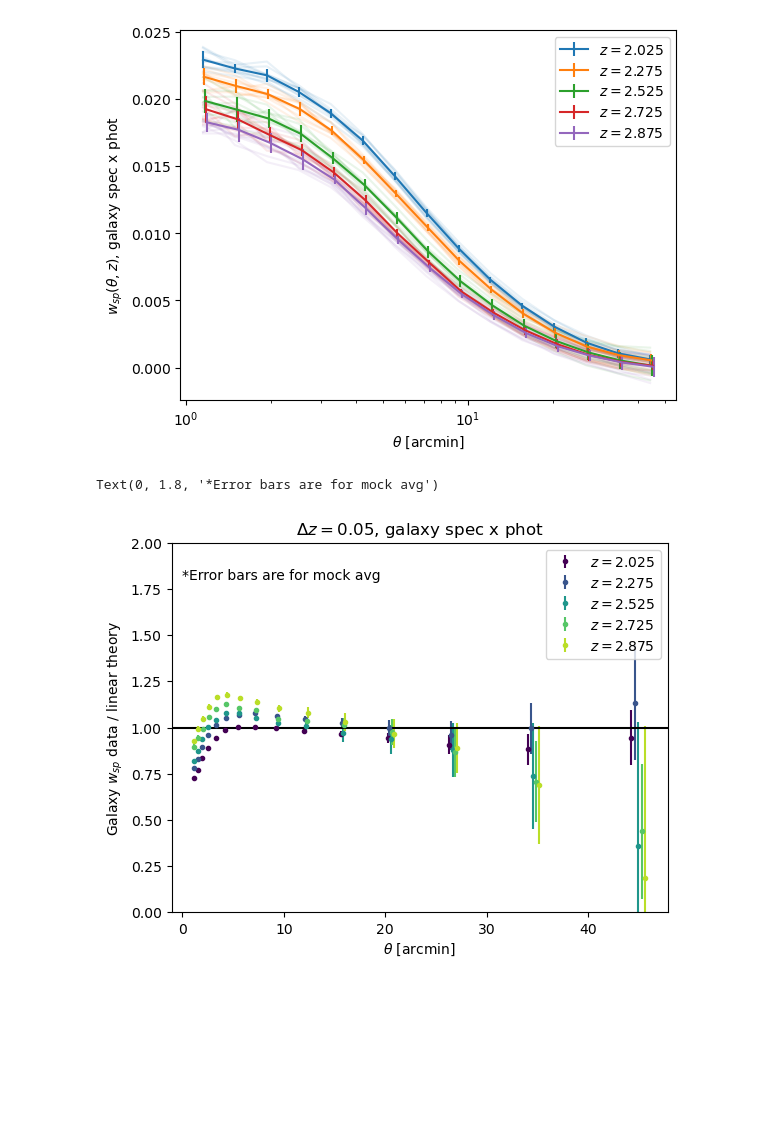
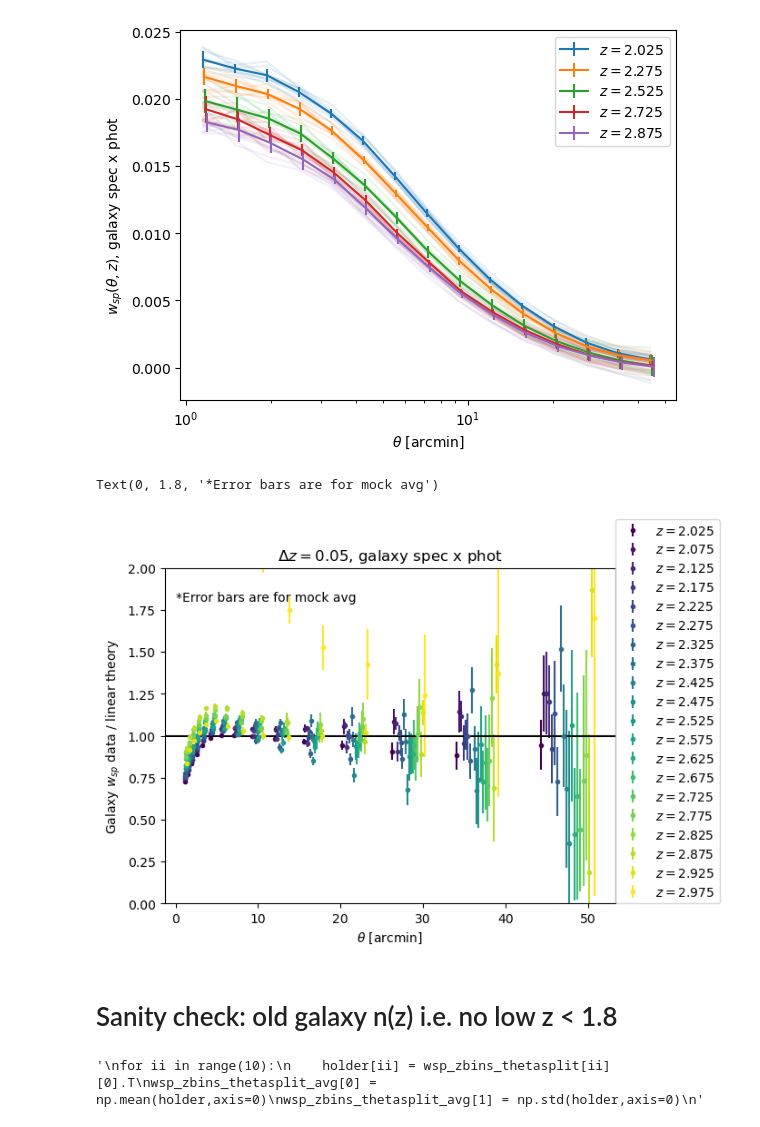
Before and after one commit to hangqianjun/lya_forest_clustering_z, a Jupyter notebook: notebooks/results-DESC_SRD.ipynb, the cells around one changed output. Drawn from its saved outputs; the diff is of its cells as text; code cells hidden in the pictures; blank space fills up the shorter version.

```diff
--- a/notebooks/results-DESC_SRD.ipynb
+++ b/notebooks/results-DESC_SRD.ipynb
@@ -697,0 +724,15 @@ Text(0.5, 1.0, '$\\Delta z = 0.05$, $\\beta(z) = 1.53$, $b(z) = -0.1352((1+z)/(1
+# %%
+# plot sepatae
+for kk, ind in enumerate(np.arange(Nbins-2)):
+    y = wss_thetasplit_avg[0][:,ind]
+    dy = wss_thetasplit_avg[1][:,ind]
+    plt.errorbar(theta_1_50_bincen + kk*0.03*dTheta_1_50, y, yerr=dy/np.sqrt(10), fmt='.', color=colors[ind],
+                label=f"$z={redshift_bincen[ind]}$")
+#plt.axhline(0.96**2,ls='--',label="$0.96^2$")
+#plt.axhline(1, color='k')
+plt.ylabel("$w_{ss}$ data")
+#plt.text(0,1.25,"10 mocks average, raw delta_F, SRD n(z)")
+plt.legend(loc=[1,0])
+plt.xlabel("$\\theta$ [arcmin]")
+#plt.title("$\\Delta z = 0.05$, $\\beta(z) = 1.53$, $b(z) = -0.1352((1+z)/(1+2.4))^{2.9}$")
+plt.yscale("log")
@@ -736,7 +779,8 @@ plt.ylim([0,2])
 (0.0, 2.0)
 [figure]
 # %%
-for kk, ind in enumerate(show_ind):
+#for kk, ind in enumerate(show_ind):
+for kk, ind in enumerate(np.arange(Nbins-1)):
     #plt.plot(Theta_10_30_bincen, , color=colors[useind[ii]])
     y = wsp_zbins_thetasplit_avg[0][:,ind]/Wspz_theta150_dz05_rsd_lin[:,kk]
     dy = abs(wsp_zbins_thetasplit_avg[1][:,ind]/Wspz_theta150_dz05_rsd_lin[:,kk])
@@ -747,7 +791,7 @@ plt.axhline(0.96,ls='--',label="0.96")
 plt.ylabel("$w_{sp}^I$ data / linear theory")
 #plt.ylim([0,0.005])
 #plt.xscale("log")
-plt.legend()
+plt.legend(loc=[1,0])
 plt.xlabel("$\\theta$ [arcmin]")
 plt.title("$\\Delta z = 0.05$, top-hat bins")
 # %% [output]
@@ -913,6 +958,7 @@ for ii in range(10):
 wgsp_thetasplit_avg[0] = np.mean(holder,axis=0)
 wgsp_thetasplit_avg[1] = np.std(holder,axis=0)
 # %%
+show_ind = [0, 5, 10, 14, 17]
 for ii, ind in enumerate(show_ind):
     label=f"$z = {redshift_bincen[ind]}$"
     plt.errorbar(theta_1_50_bincen + ii*0.03*dTheta_1_50, wgsp_thetasplit_avg[0][:,ind],
@@ -961,6 +1007,9 @@ def wnotLimber_rsd_theta_galcross_lin(zmean, Delta_z, nz_law, theta_arcmin, beta
     return quad(integrate_z1,zmin1,zmax1,epsrel=10**(-3),epsabs=10**(-5),limit=100)[0]
 # %%
 # work out theory fits to the measurements:
+Dz=0.05
+Ntheta=15
+
 nz_law = nz_gal_law
 beta_law = beta_law_gal
 bias_law = bias_law_gal
@@ -976,21 +1025,24 @@ for itheta in range(ntheta):
                                                     beta_law,
                                                     bias_law)
 # %%
-for kk, ind in enumerate(show_ind):
+colors = plt.cm.viridis(np.linspace(0,1,20))
+for kk, ind in enumerate(np.arange(Nbins)):
     #plt.plot(Theta_10_30_bincen, , color=colors[useind[ii]])
     y = wgsp_thetasplit_avg[0][:,ind]/Wgsp_theta150_dz05_rsd_lin[:,kk]
     dy =wgsp_thetasplit_avg[1][:,ind]/Wgsp_theta150_dz05_rsd_lin[:,kk]
     plt.errorbar(theta_1_50_bincen + kk*0.03*dTheta_1_50, y, yerr=dy/np.sqrt(10), fmt='.', color=colors[ind],
                 label=f"$z={redshift_bincen[ind]}$")
 plt.axhline(1, color='k')
 plt.ylabel("Galaxy $w_{sp}$ data / linear theory")
 #plt.ylim([0,0.005])
 #plt.xscale("log")
-plt.legend()
+plt.legend(loc=[1,0])
 plt.xlabel("$\\theta$ [arcmin]")
 plt.title("$\\Delta z = 0.05$, galaxy spec x phot")
 plt.ylim([0,2])
 plt.text(0,1.8,"*Error bars are for mock avg")
 # %% [output]
 Text(0, 1.8, '*Error bars are for mock avg')
-[figure, old version]
+[figure, new version]
+# %% [markdown]
+# Sanity check: old galaxy n(z) i.e. no low z < 1.8
@@ -996,0 +1071,32 @@ Text(0, 1.8, '*Error bars are for mock avg')
+# %%
+# compute mock average
+wss_thetasplit_avg = np.zeros((2, (wss_thetasplit[ii][0]).shape[0], (wss_thetasplit[ii][0]).shape[1]))
+wpp_thetasplit_avg = np.zeros((2, (wss_thetasplit[ii][0]).shape[0], (wss_thetasplit[ii][0]).shape[1]))
+wsp_thetasplit_avg = np.zeros((2, (wss_thetasplit[ii][0]).shape[0], (wss_thetasplit[ii][0]).shape[1]))
+#wsp_zbins_thetasplit_avg = np.zeros((2, (wss_thetasplit[ii][0]).shape[0], (wss_thetasplit[ii][0]).shape[1]))
+
+holder = np.zeros((10, (wss_thetasplit[ii][0]).shape[0], (wss_thetasplit[ii][0]).shape[1]))
+
+for ii in range(10):
+    holder[ii] = wss_thetasplit[ii][0]
+wss_thetasplit_avg[0] = np.mean(holder,axis=0)
+wss_thetasplit_avg[1] = np.std(holder,axis=0)
+
+for ii in range(10):
+    holder[ii] = wpp_thetasplit[ii][0]
+wpp_thetasplit_avg[0] = np.mean(holder,axis=0)
+wpp_thetasplit_avg[1] = np.std(holder,axis=0)
+
+for ii in range(10):
+    holder[ii] = wsp_thetasplit[ii][0]
+wsp_thetasplit_avg[0] = np.mean(holder,axis=0)
+wsp_thetasplit_avg[1] = np.std(holder,axis=0)
+
+"""
+for ii in range(10):
+    holder[ii] = wsp_zbins_thetasplit[ii][0].T
+wsp_zbins_thetasplit_avg[0] = np.mean(holder,axis=0)
+wsp_zbins_thetasplit_avg[1] = np.std(holder,axis=0)
+"""
+# %% [output]
+'\nfor ii in range(10):\n    holder[ii] = wsp_zbins_thetasplit[ii][0].T\nwsp_zbins_thetasplit_avg[0] = np.mean(holder,axis=0)\nwsp_zbins_thetasplit_avg[1] = np.std(holder,axis=0)\n'
```
Also changed, not shown: parts of 41 cells of this notebook, 17 other files.
